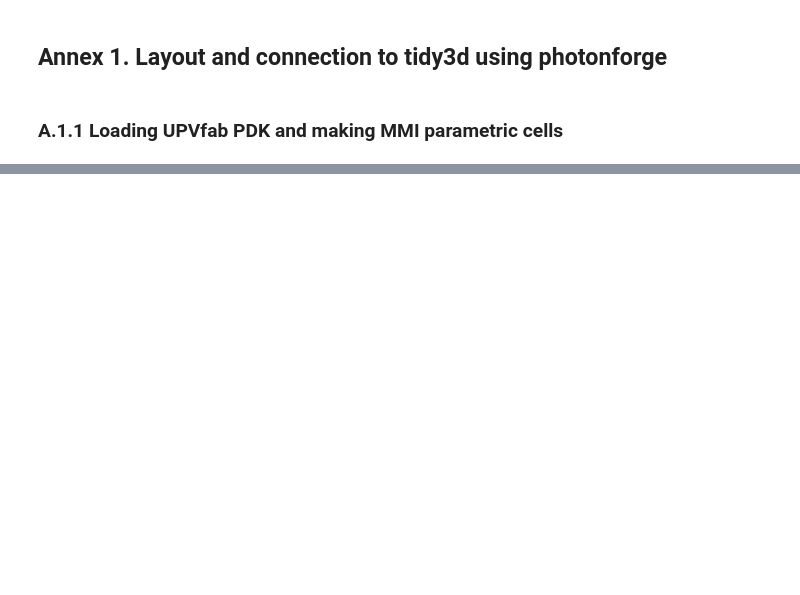
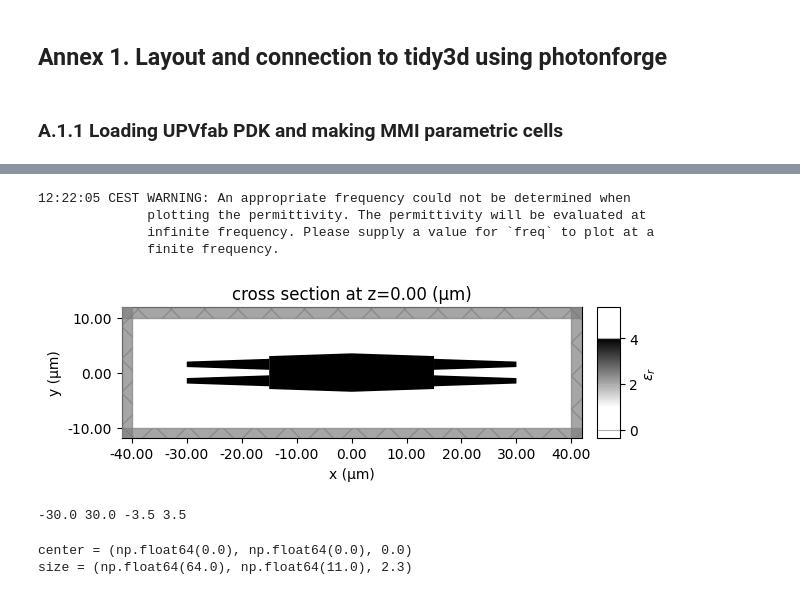
Before and after one commit to UPVfab/cifoin-lab2, a Jupyter notebook: COUPLERS_PMM_EME_FDTD.ipynb, the cells around one changed output, grey strips where cells are left out. Saved outputs shown, nothing was run; the diff lists cells and outputs as text; code cells hidden in the pictures; blank space fills up the shorter version.

```diff
--- a/COUPLERS_PMM_EME_FDTD.ipynb
+++ b/COUPLERS_PMM_EME_FDTD.ipynb
@@ -175,0 +422,18 @@ Ratio over OUTs ['0.5054', '0.4946']
+# %%
+import tidy3d as td
+
+sin = td.Medium(permittivity=2.0**2)
+
+structures = []
+
+for poly in polys.values():
+    structures.append(
+        td.Structure(
+            geometry=td.PolySlab(
+                vertices=poly,
+                axis=2,
+                slab_bounds=(-0.15, 0.15),
+            ),
+            medium=sin,
+        )
+    )
@@ -175,0 +460,21 @@ Ratio over OUTs ['0.5054', '0.4946']
+# %%
+sim = td.Simulation(
+    size=(80, 20, 2),
+    center=(0, 0, 0.11),
+    structures=list(structures.values()) if isinstance(structures, dict) else structures,
+    sources=[],
+    monitors=[],
+    run_time=1e-12,
+    grid_spec=td.GridSpec.auto(wavelength=1.55),
+)
+
+sim.plot_eps(z=0)
+plt.axis("equal")
+plt.grid(True)
+plt.show()
+# %% [output]
+12:22:05 CEST WARNING: An appropriate frequency could not be determined when
+              plotting the permittivity. The permittivity will be evaluated at
+              infinite frequency. Please supply a value for `freq` to plot at a
+              finite frequency.
+[figure, added]
@@ -175,0 +503,11 @@ Ratio over OUTs ['0.5054', '0.4946']
+# %%
+import numpy as np
+
+all_points = np.array([p for poly in polys.values() for p in poly])
+
+xmin, ymin = all_points.min(axis=0)
+xmax, ymax = all_points.max(axis=0)
+
+print(xmin, xmax, ymin, ymax)
+# %% [output]
+-30.0 30.0 -3.5 3.5
@@ -175,0 +518,27 @@ Ratio over OUTs ['0.5054', '0.4946']
+# %%
+x_min_sim = xmin - pad_x
+x_max_sim = xmax + pad_x
+
+y_min_sim = ymin - pad_y
+y_max_sim = ymax + pad_y
+
+z_min_sim = -0.15 - pad_z
+z_max_sim =  0.15 + pad_z
+
+sim_center = (
+    (x_min_sim + x_max_sim) / 2,
+    (y_min_sim + y_max_sim) / 2,
+    (z_min_sim + z_max_sim) / 2,
+)
+
+sim_size = (
+    x_max_sim - x_min_sim,
+    y_max_sim - y_min_sim,
+    z_max_sim - z_min_sim,
+)
+
+print("center =", sim_center)
+print("size =", sim_size)
+# %% [output]
+center = (np.float64(0.0), np.float64(0.0), 0.0)
+size = (np.float64(64.0), np.float64(11.0), 2.3)
```
Also changed, not shown: parts of 52 cells of this notebook, 5 other files.
